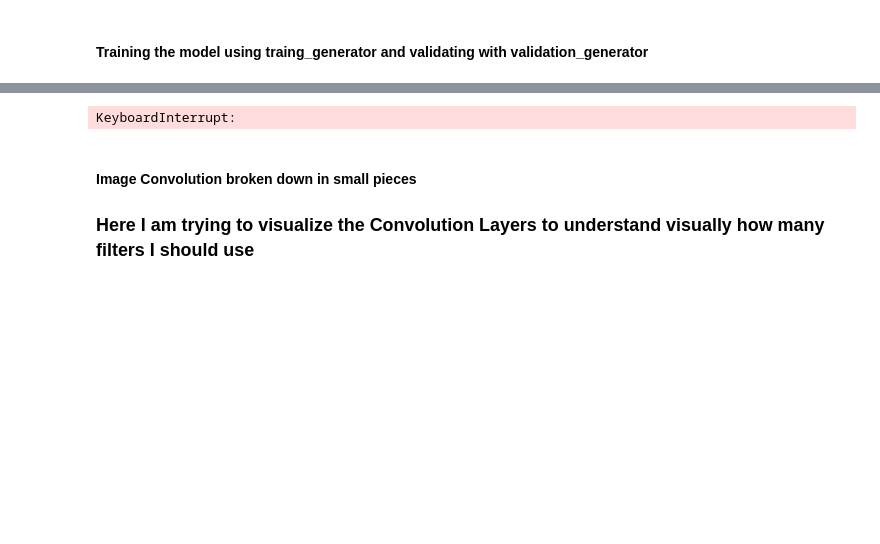
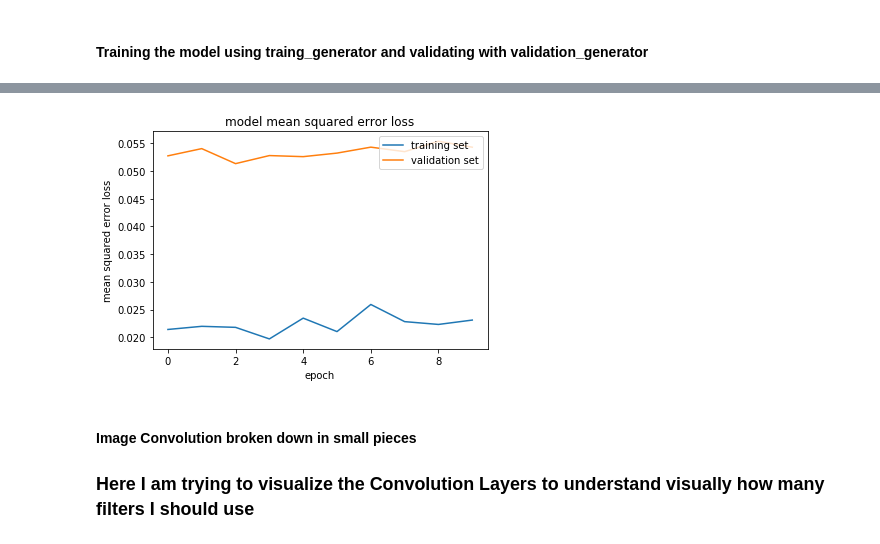
Before and after one commit to cristianku/CarND-Behavioral-Cloning-Project3, a Jupyter notebook: model.ipynb, the cells around one changed output, grey strips where cells are left out. Cells and saved outputs as stored; diff of their text form; code cells hidden in the pictures; blank space fills up the shorter version.

```diff
--- a/model.ipynb
+++ b/model.ipynb
@@ -342,40 +342,41 @@ bottom_crop = int(resized_shape*34/100)
 # Data Preprocessing ( Normalization and mean centering)
 model.add(Cropping2D(cropping =((bottom_crop,top_crop),(0,0)), input_shape = (resized_shape,resized_shape,3), name ="cropping") )
 model.add(Lambda(lambda x: x/127.5 - 1. , input_shape = (resized_shape,resized_shape,3)))
-model.add(Dropout(0.5))
+# model.add(Dropout(0.5))
 
-model.add(Conv2D(24, (5, 5), activation='linear', padding='valid',strides=(2, 2), name = "Conv1"))
-model.add(LeakyReLU(alpha=.001))   # add an advanced activation
-model.add(Dropout(0.5))
+model.add(Conv2D(24, (5, 5), activation='elu', padding='valid',strides=(2, 2), name = "Conv1"))
+# model.add(LeakyReLU(alpha=.001))   # add an advanced activation
+# model.add(Dropout(0.5))
 
-model.add(Conv2D(36, (5, 5), activation='linear', padding='valid',strides=(2, 2), name = "Conv2"))
-model.add(LeakyReLU(alpha=.001))   # add an advanced activation
-model.add(Dropout(0.5))
+model.add(Conv2D(36, (5, 5), activation='elu', padding='valid',strides=(2, 2), name = "Conv2"))
+# model.add(LeakyReLU(alpha=.001))   # add an advanced activation
+# model.add(Dropout(0.5))
 
-model.add(Conv2D(48, (5, 5), activation='linear', padding='valid',strides=(2, 2), name = "Conv3"))
-model.add(LeakyReLU(alpha=.001))   # add an advanced activation
-model.add(Dropout(0.5))
+model.add(Conv2D(48, (5, 5), activation='elu', padding='valid',strides=(2, 2), name = "Conv3"))
+# model.add(LeakyReLU(alpha=.001))   # add an advanced activation
+# model.add(Dropout(0.5))
 
-model.add(Conv2D(64, (3, 3), activation='linear', padding='valid',strides=(1, 1), name = "Conv4"))
-model.add(LeakyReLU(alpha=.001))   # add an advanced activation
-model.add(Dropout(0.5))
+model.add(Conv2D(64, (3, 3), activation='elu', padding='valid',strides=(1, 1), name = "Conv4"))
+# model.add(LeakyReLU(alpha=.001))   # add an advanced activation
 
-model.add(Conv2D(64, (3, 3), activation='linear', padding='valid',strides=(1, 1), name = "Conv5"))
-model.add(LeakyReLU(alpha=.001))   # add an advanced activation
+# model.add(Dropout(0.5))
+
+model.add(Conv2D(64, (3, 3), activation='elu', padding='valid',strides=(1, 1), name = "Conv5"))
+# model.add(LeakyReLU(alpha=.001))   # add an advanced activation
 
 model.add(Dropout(0.5))
 
 model.add(Flatten())
 
-model.add(Dense(100))
-model.add(LeakyReLU(alpha=.001))   # add an advanced activation
+model.add(Dense(100, activation='elu'))
+# model.add(LeakyReLU(alpha=.001))   # add an advanced activation
 model.add(Dropout(0.5))
 
-model.add(Dense(50))
-model.add(LeakyReLU(alpha=.001))   # add an advanced activation
+model.add(Dense(50, activation='elu'))
+# model.add(LeakyReLU(alpha=.001))   # add an advanced activation
 
-model.add(Dense(10))
-model.add(LeakyReLU(alpha=.001))   # add an advanced activation
+model.add(Dense(10, activation='elu'))
+# model.add(LeakyReLU(alpha=.001))   # add an advanced activation
 
 model.add(Dense(1,kernel_initializer='random_uniform',bias_initializer='zeros'))
 
@@ -719,7 +753,7 @@ validation_generator = generator(validation_samples_q,
 # %% [markdown]
 #### Training the model using traing_generator and validating with validation_generator
 # %%
-epochs = 20
+epochs = 10
 
 from datetime import datetime
 start_time = datetime.now()
@@ -791,4 +825,4 @@ Epoch 11/20
-KeyboardInterrupt:
+[figure, added]
 # %%
 training_producer1.terminate()
 training_producer2.terminate()
```
Also changed, not shown: parts of 43 cells of this notebook, 2 other files.
